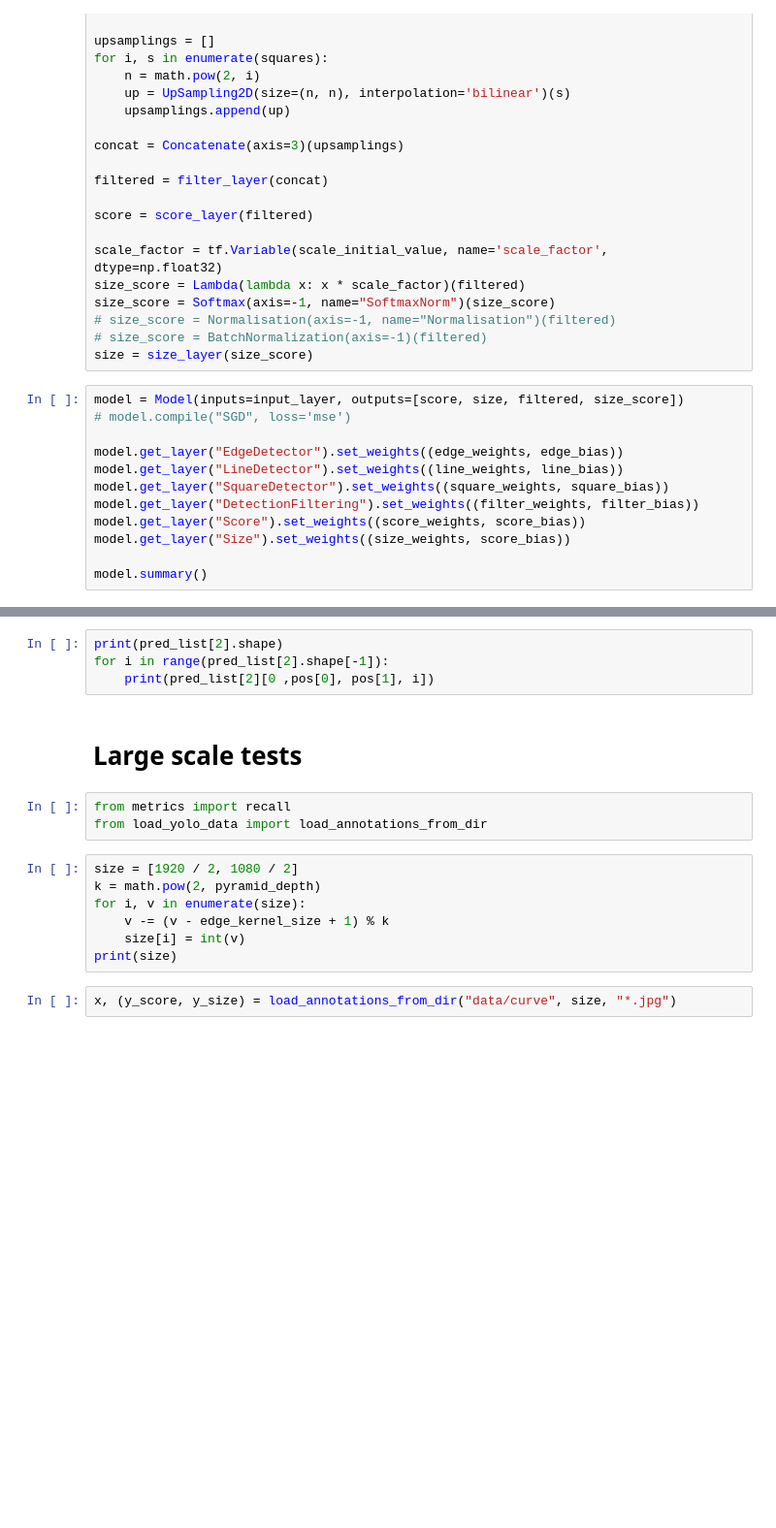
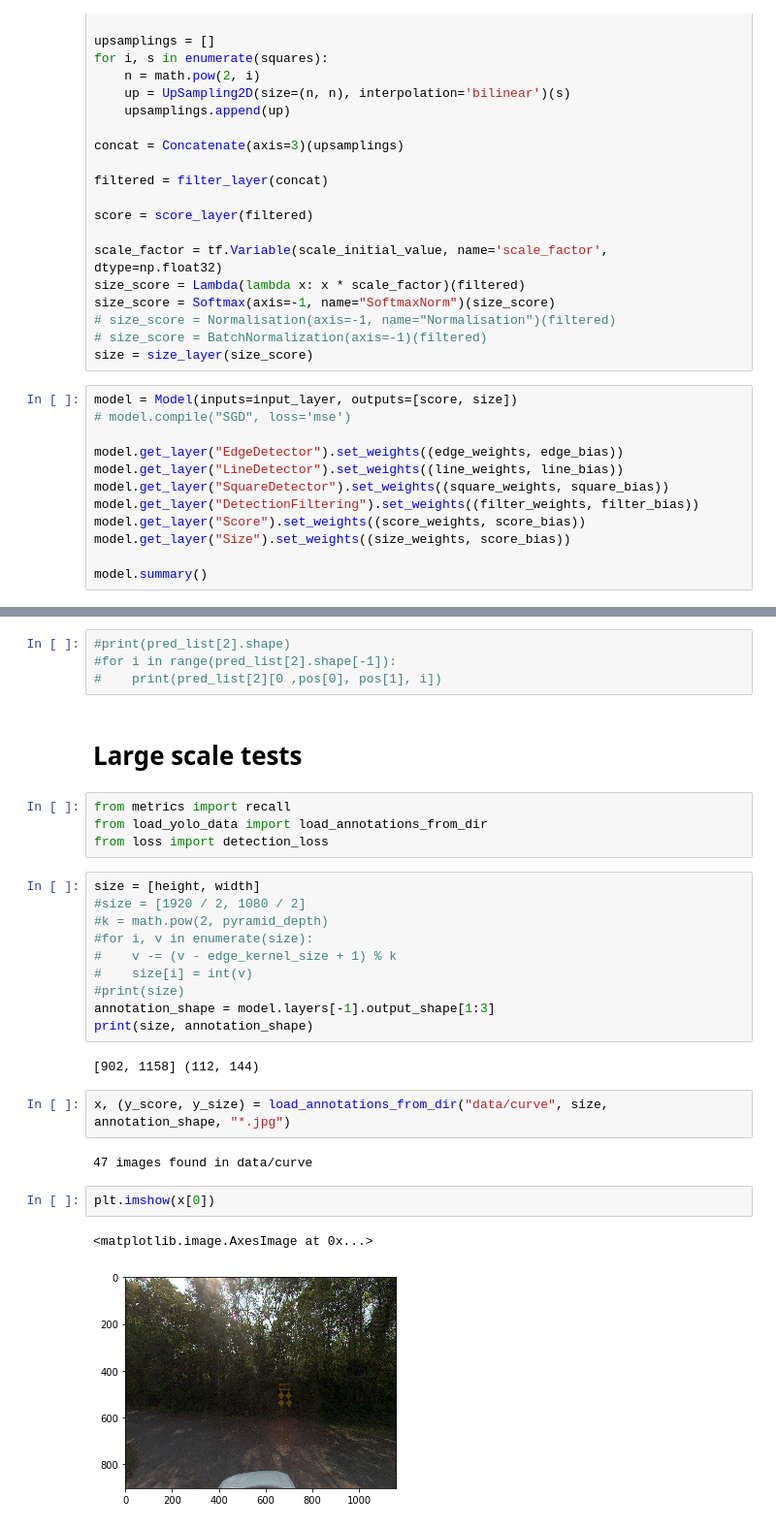
Before and after one commit to anliec/keras-cv, a Jupyter notebook: test.ipynb, the cells around one changed output, grey strips where cells are left out. Shown at 97% size. Cells and saved outputs as stored; diff of their text form; blank space fills up the shorter version.

Commit message:
update loss function and data loading

```diff
--- a/test.ipynb
+++ b/test.ipynb
@@ -105,7 +109,7 @@ size_score = Softmax(axis=-1, name="SoftmaxNorm")(size_score)
 # size_score = BatchNormalization(axis=-1)(filtered)
 size = size_layer(size_score)
 # %%
-model = Model(inputs=input_layer, outputs=[score, size, filtered, size_score])
+model = Model(inputs=input_layer, outputs=[score, size])
 # model.compile("SGD", loss='mse')
 
 model.get_layer("EdgeDetector").set_weights((edge_weights, edge_bias))
@@ -172,18 +213,31 @@ for i in range(pred_list[3].shape[-1]):
 # %%
-print(pred_list[2].shape)
-for i in range(pred_list[2].shape[-1]):
-    print(pred_list[2][0 ,pos[0], pos[1], i])
+#print(pred_list[2].shape)
+#for i in range(pred_list[2].shape[-1]):
+#    print(pred_list[2][0 ,pos[0], pos[1], i])
 # %% [markdown]
 # Large scale tests
 # %%
 from metrics import recall
 from load_yolo_data import load_annotations_from_dir
+from loss import detection_loss
 # %%
-size = [1920 / 2, 1080 / 2]
-k = math.pow(2, pyramid_depth)
-for i, v in enumerate(size):
-    v -= (v - edge_kernel_size + 1) % k
-    size[i] = int(v)
-print(size)
+size = [height, width]
+#size = [1920 / 2, 1080 / 2]
+#k = math.pow(2, pyramid_depth)
+#for i, v in enumerate(size):
+#    v -= (v - edge_kernel_size + 1) % k
+#    size[i] = int(v)
+#print(size)
+annotation_shape = model.layers[-1].output_shape[1:3]
+print(size, annotation_shape)
+# %% [output]
+[902, 1158] (112, 144)
 # %%
-x, (y_score, y_size) = load_annotations_from_dir("data/curve", size, "*.jpg")
+x, (y_score, y_size) = load_annotations_from_dir("data/curve", size, annotation_shape, "*.jpg")
+# %% [output]
+47 images found in data/curve
+# %%
+plt.imshow(x[0])
+# %% [output]
+<matplotlib.image.AxesImage at 0x...>
+[figure, added]
```
Also changed, not shown: parts of 15 cells of this notebook, 2 other files.
